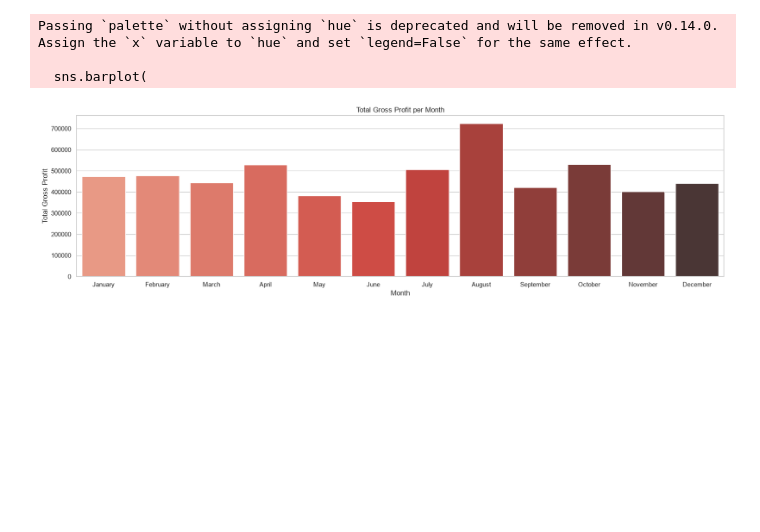
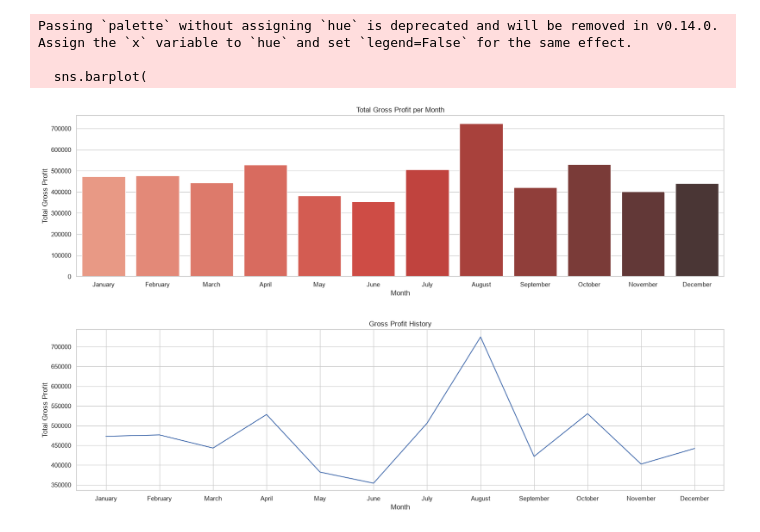
Before and after one commit to barafa-public/supply-chain-gross-profit-analysis, a Jupyter notebook: analysis_processes/data_visualization.ipynb, the cells around one changed output. Saved outputs shown, nothing was run; the diff lists cells and outputs as text; code cells hidden in the pictures; blank space fills up the shorter version.

Commit message:
feat: add revenue history analysis proces

```diff
--- a/analysis_processes/data_visualization.ipynb
+++ b/analysis_processes/data_visualization.ipynb
@@ -83,3 +83,21 @@ Passing `palette` without assigning `hue` is deprecated and will be removed in v
 
   sns.barplot(
 [figure]
+# %%
+# Revenue History
+plt.figure(figsize=(20, 5))
+sns.set_theme(style="whitegrid")
+
+sns.lineplot(
+    data = gross_profit_per_month,
+    x = "Month",
+    y = "Total_Gross_Profit",
+    palette = "Reds_d"
+)
+
+plt.title("Gross Profit History")
+plt.xlabel("Month")
+plt.ylabel("Total Gross Profit")
+plt.show()
+# %% [output]
+[figure, added]
```
